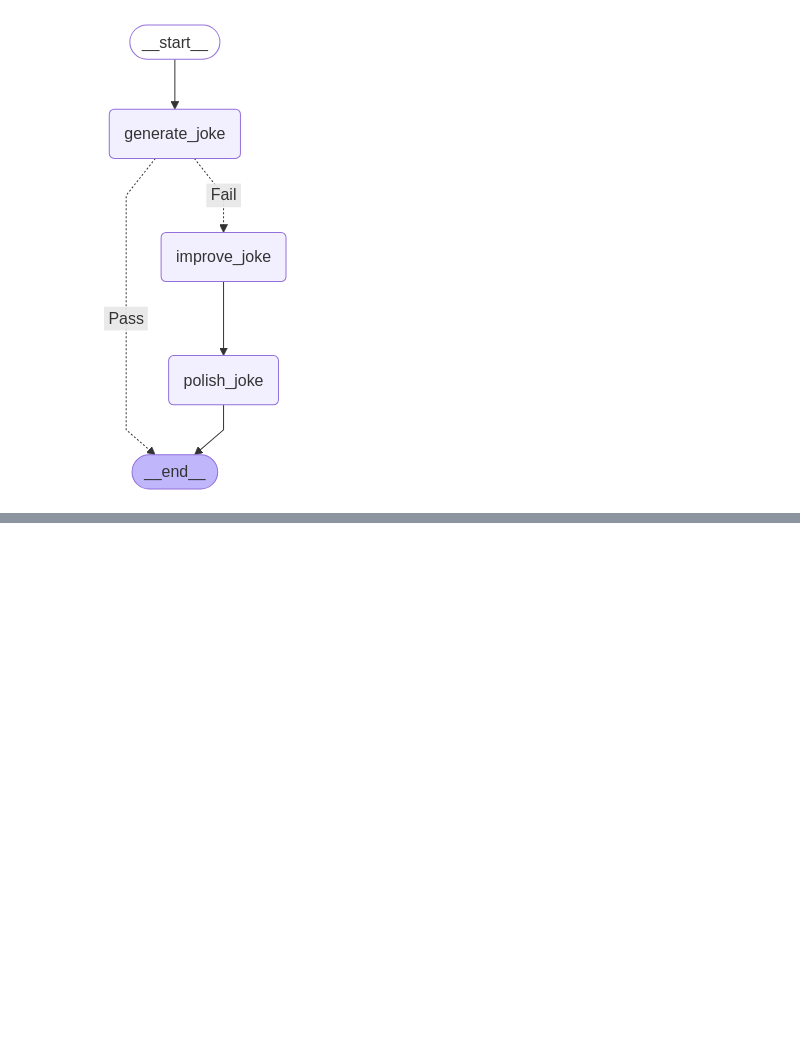
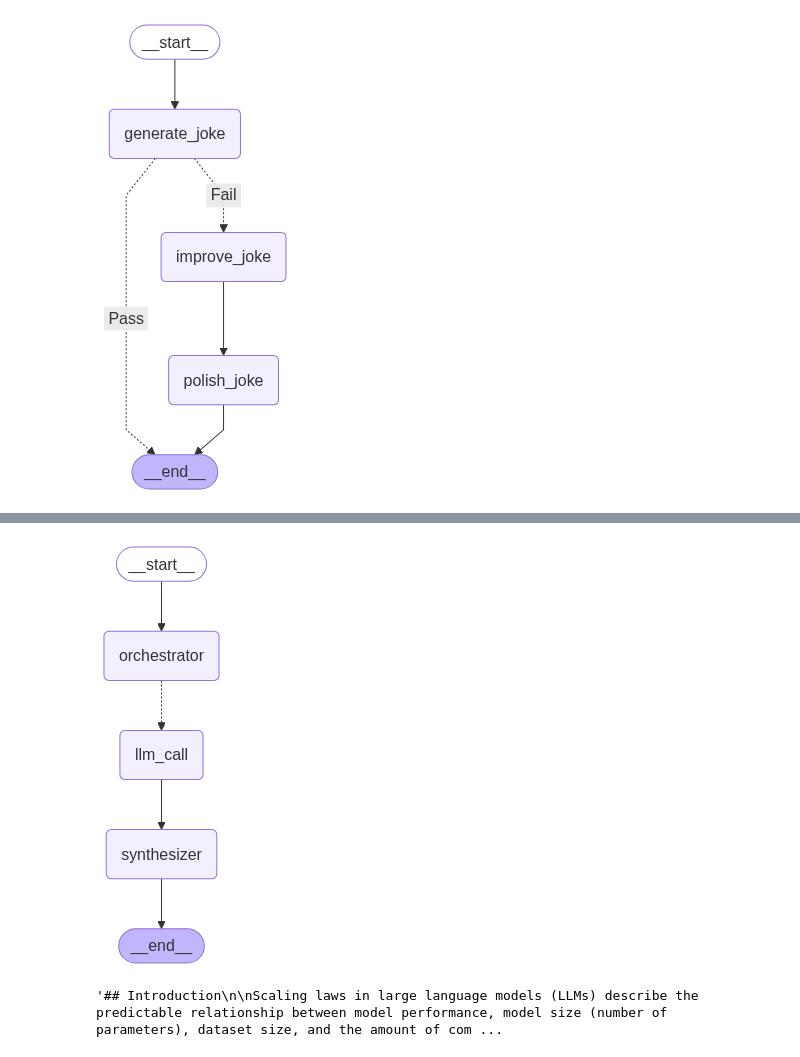
Before and after one commit to kimbyl/langgraph-guide, a Jupyter notebook: notebooks/tutorials-workflows.ipynb, the cells around one changed output, grey strips where cells are left out. Drawn from its saved outputs; the diff is of its cells as text; code cells hidden in the pictures; blank space fills up the shorter version.

```diff
--- a/notebooks/tutorials-workflows.ipynb
+++ b/notebooks/tutorials-workflows.ipynb
@@ -388,0 +396,20 @@ Because he wanted to be a first-aid kit!
+# %%
+from typing import Annotated, List
+import operator
+
+# Schema for structured output to use in planning
+class Section(BaseModel):
+    name: str = Field(
+        description="Name for this section of the report",
+    )
+    description: str = Field(
+        description="Brief overview of the main topics and concepts to be covered in this section.",
+    )
+
+class Sections(BaseModel):
+    sections: List[Section] = Field(
+        description="Sections of the report."
+    )
+
+# Augment the LLM with schema for structured output
+planner = llm.with_structured_output(Sections)
@@ -388,0 +482,29 @@ Because he wanted to be a first-aid kit!
+# %%
+# Build workflow
+orchestrator_worker_builder = StateGraph(State)
+
+# Add the nodes
+orchestrator_worker_builder.add_node("orchestrator", orchestrator)
+orchestrator_worker_builder.add_node("llm_call", llm_call)
+orchestrator_worker_builder.add_node("synthesizer", synthesizer)
+
+# Add edges to connect nodes
+orchestrator_worker_builder.add_edge(START, "orchestrator")
+orchestrator_worker_builder.add_conditional_edges(
+    "orchestrator", assign_workers, ["llm_call"]
+)
+orchestrator_worker_builder.add_edge("llm_call", "synthesizer")
+orchestrator_worker_builder.add_edge("synthesizer", END)
+
+# Compile the workflow
+orchestrator_worker = orchestrator_worker_builder.compile()
+
+# Show the workflow
+display(Image(orchestrator_worker.get_graph().draw_mermaid_png()))
+# %% [output]
+[figure, added]
+# %%
+# Invoke
+state = orchestrator_worker.invoke({"topic": "Create a report on LLM scaling laws"})
+# %% [output]
+'## Introduction\n\nScaling laws in large language models (LLMs) describe the predictable relationship between model performance, model size (number of parameters), dataset size, and the amount of com ...
```
Also changed, not shown: parts of 35 cells of this notebook, 5 other files.
